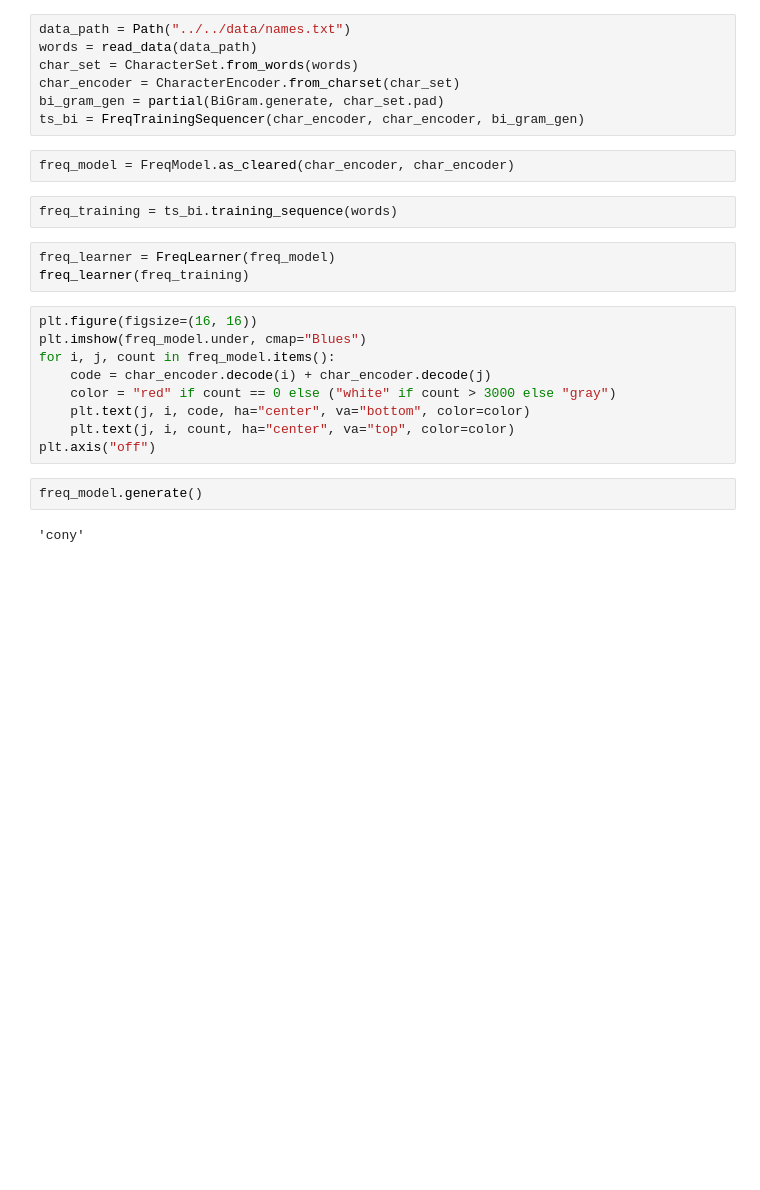
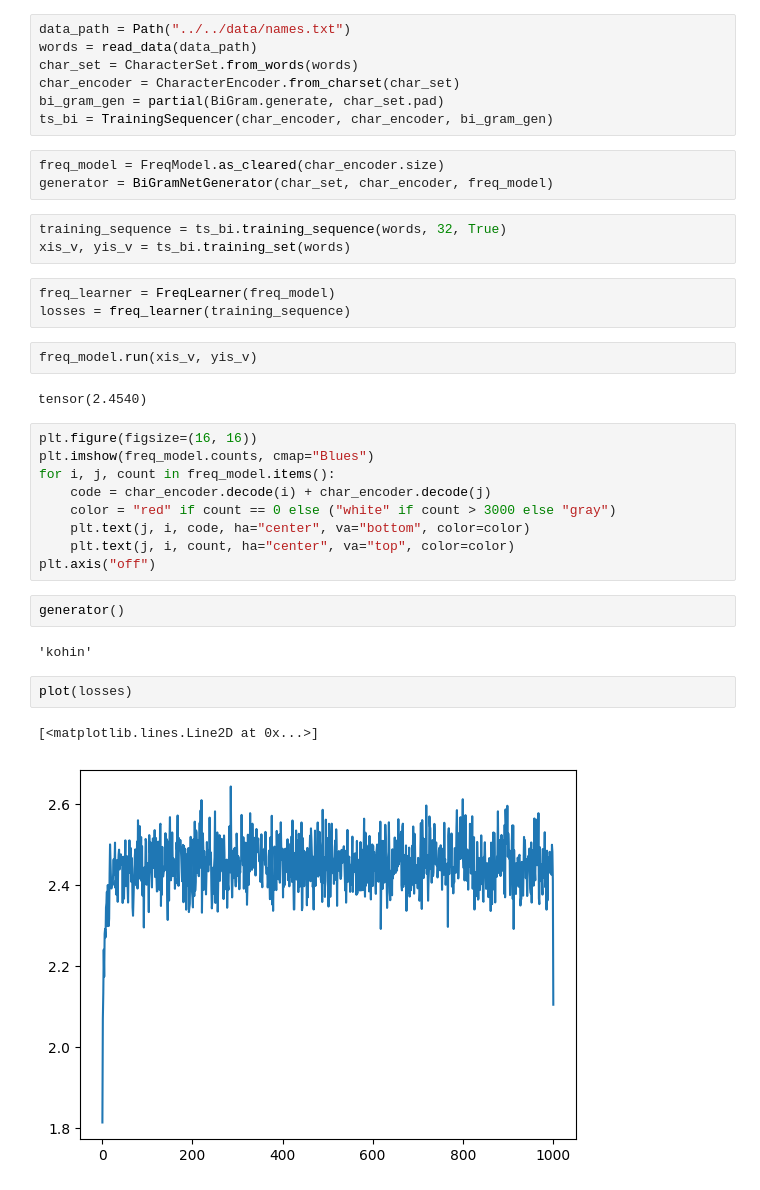
Before and after one commit to yvan-vivid/learning-ai, a Jupyter notebook: karpathy-series/notebooks/makemore/frequency_model.ipynb, the cells around one changed output. Drawn from its saved outputs; the diff is of its cells as text; blank space fills up the shorter version.

Commit message:
made frequency model more like other models

```diff
--- a/karpathy-series/notebooks/makemore/frequency_model.ipynb
+++ b/karpathy-series/notebooks/makemore/frequency_model.ipynb
@@ -19,17 +19,23 @@ words = read_data(data_path)
 char_set = CharacterSet.from_words(words)
 char_encoder = CharacterEncoder.from_charset(char_set)
 bi_gram_gen = partial(BiGram.generate, char_set.pad)
-ts_bi = FreqTrainingSequencer(char_encoder, char_encoder, bi_gram_gen)
+ts_bi = TrainingSequencer(char_encoder, char_encoder, bi_gram_gen)
 # %%
-freq_model = FreqModel.as_cleared(char_encoder, char_encoder)
+freq_model = FreqModel.as_cleared(char_encoder.size)
+generator = BiGramNetGenerator(char_set, char_encoder, freq_model)
 # %%
-freq_training = ts_bi.training_sequence(words)
+training_sequence = ts_bi.training_sequence(words, 32, True)
+xis_v, yis_v = ts_bi.training_set(words)
 # %%
 freq_learner = FreqLearner(freq_model)
-freq_learner(freq_training)
+losses = freq_learner(training_sequence)
+# %%
+freq_model.run(xis_v, yis_v)
+# %% [output]
+tensor(2.4540)
 # %%
 plt.figure(figsize=(16, 16))
-plt.imshow(freq_model.under, cmap="Blues")
+plt.imshow(freq_model.counts, cmap="Blues")
 for i, j, count in freq_model.items():
     code = char_encoder.decode(i) + char_encoder.decode(j)
     color = "red" if count == 0 else ("white" if count > 3000 else "gray")
@@ -37,6 +43,11 @@ for i, j, count in freq_model.items():
     plt.text(j, i, count, ha="center", va="top", color=color)
 plt.axis("off")
 # %%
-freq_model.generate()
+generator()
 # %% [output]
-'cony'
+'kohin'
+# %%
+plot(losses)
+# %% [output]
+[<matplotlib.lines.Line2D at 0x...>]
+[figure, added]
```
Also changed, not shown: parts of 1 cell of this notebook, 7 other files.
